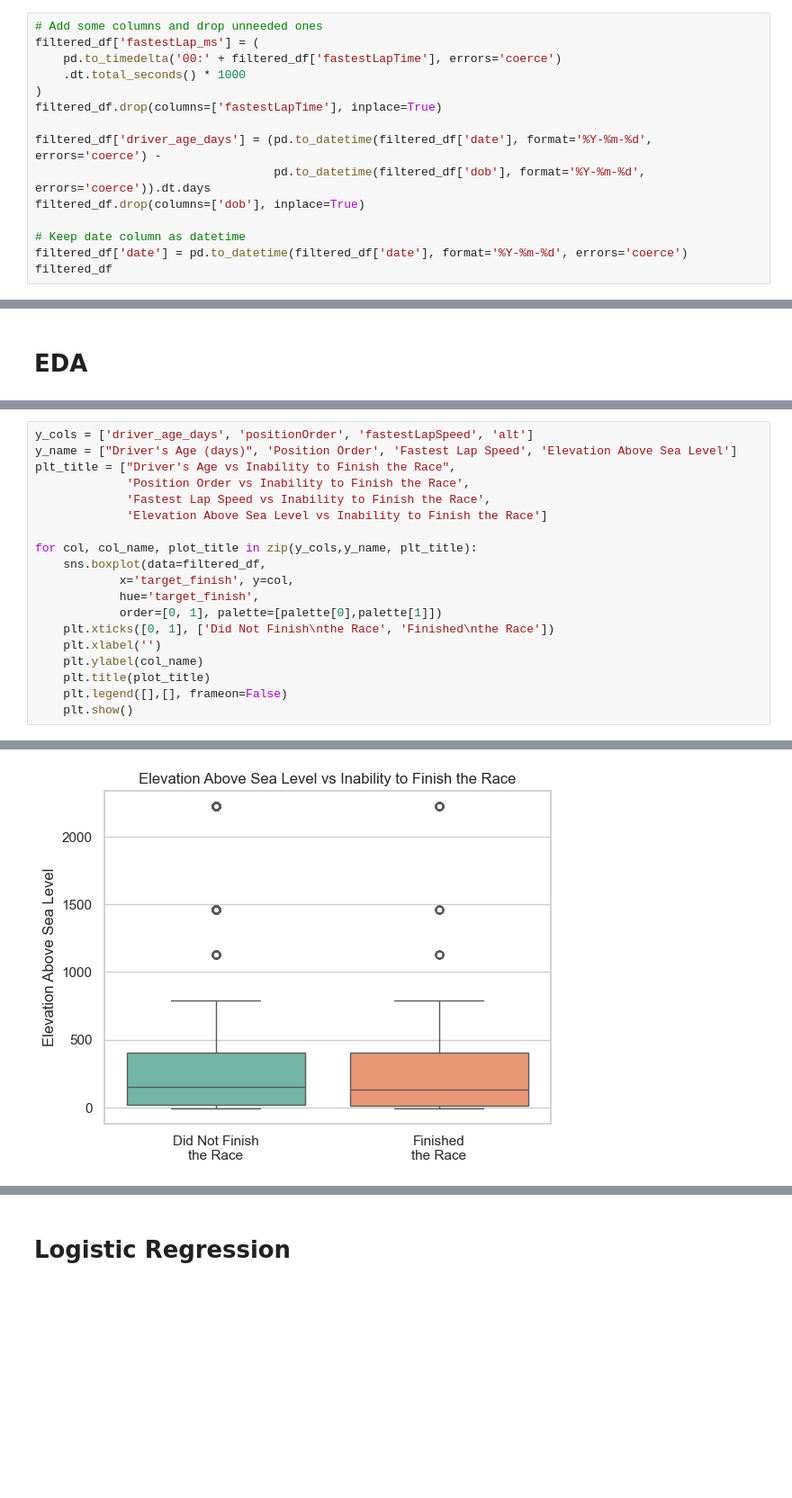
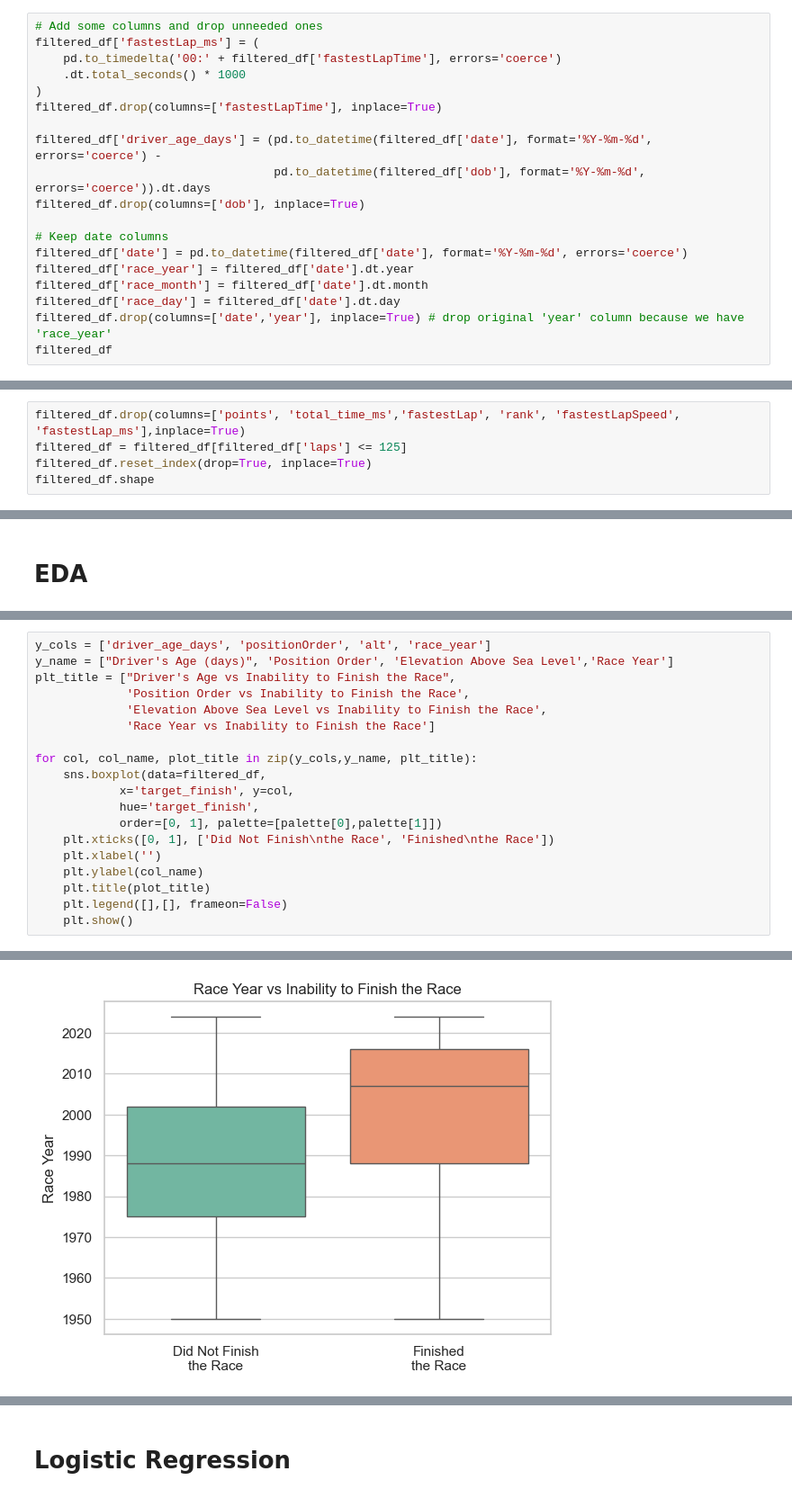
Before and after one commit to DaniilAzarov123/F1-drivers-analysis, a Jupyter notebook: F1_drivers_analysis.ipynb, the cells around one changed output, grey strips where cells are left out. Shown at 90% size. Drawn from its saved outputs; the diff is of its cells as text; blank space fills up the shorter version.

```diff
--- a/F1_drivers_analysis.ipynb
+++ b/F1_drivers_analysis.ipynb
@@ -51,7 +61,11 @@ filtered_df['driver_age_days'] = (pd.to_datetime(filtered_df['date'], format='%Y
                                   pd.to_datetime(filtered_df['dob'], format='%Y-%m-%d', errors='coerce')).dt.days
 filtered_df.drop(columns=['dob'], inplace=True)
 
-# Keep date column as datetime
+# Keep date columns
 filtered_df['date'] = pd.to_datetime(filtered_df['date'], format='%Y-%m-%d', errors='coerce')
+filtered_df['race_year'] = filtered_df['date'].dt.year
+filtered_df['race_month'] = filtered_df['date'].dt.month
+filtered_df['race_day'] = filtered_df['date'].dt.day
+filtered_df.drop(columns=['date','year'], inplace=True) # drop original 'year' column because we have 'race_year'
 filtered_df
 # %% [output]
@@ -126,0 +188,5 @@ dtype: object
+# %%
+filtered_df.drop(columns=['points', 'total_time_ms','fastestLap', 'rank', 'fastestLapSpeed', 'fastestLap_ms'],inplace=True)
+filtered_df = filtered_df[filtered_df['laps'] <= 125]
+filtered_df.reset_index(drop=True, inplace=True)
+filtered_df.shape
@@ -131,10 +201,10 @@ Let's see how driver's age, position order, fastest lap speed (box-plots), locat
 # %%
-y_cols = ['driver_age_days', 'positionOrder', 'fastestLapSpeed', 'alt']
-y_name = ["Driver's Age (days)", 'Position Order', 'Fastest Lap Speed', 'Elevation Above Sea Level']
+y_cols = ['driver_age_days', 'positionOrder', 'alt', 'race_year']
+y_name = ["Driver's Age (days)", 'Position Order', 'Elevation Above Sea Level','Race Year']
 plt_title = ["Driver's Age vs Inability to Finish the Race",
              'Position Order vs Inability to Finish the Race',
-             'Fastest Lap Speed vs Inability to Finish the Race',
-             'Elevation Above Sea Level vs Inability to Finish the Race']
+             'Elevation Above Sea Level vs Inability to Finish the Race',
+             'Race Year vs Inability to Finish the Race']
 
 for col, col_name, plot_title in zip(y_cols,y_name, plt_title):
     sns.boxplot(data=filtered_df,
@@ -154,4 +224,4 @@ for col, col_name, plot_title in zip(y_cols,y_name, plt_title):
-[figure, old version]
+[figure, new version]
 # %%
 plt.figure(figsize=(10,16))
 sns.countplot(
```
Also changed, not shown: parts of 35 cells of this notebook, 1 other file.
